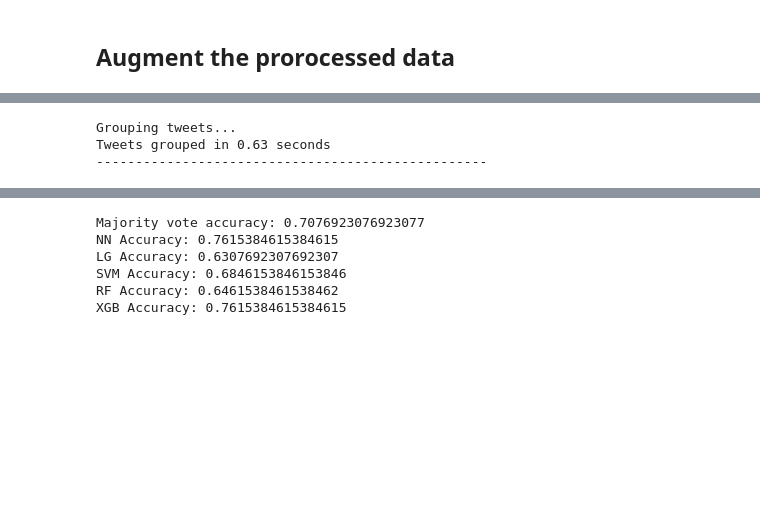
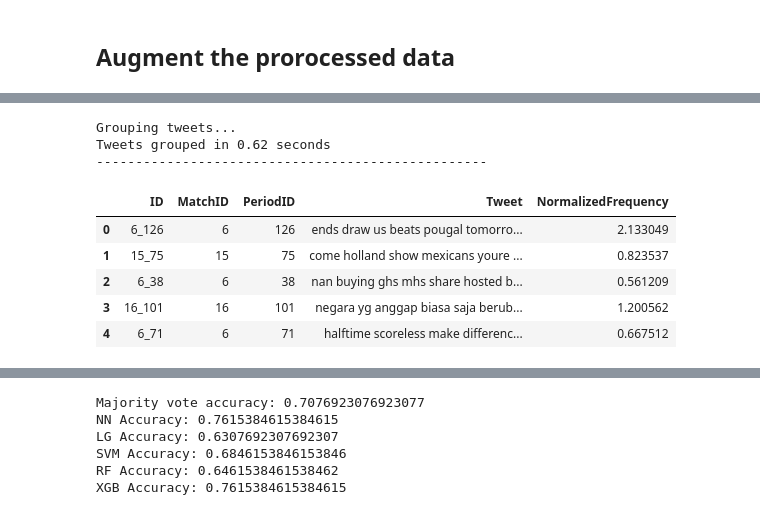
Before and after one commit to Arteam08/kaggle-Lee-Martin-Axel-, a Jupyter notebook: notebooks/Notebooks_martin/TFIDF_copy.ipynb, the cells around one changed output, grey strips where cells are left out. Saved outputs shown, nothing was run; the diff lists cells and outputs as text; code cells hidden in the pictures; blank space fills up the shorter version.

```diff
--- a/notebooks/Notebooks_martin/TFIDF_copy.ipynb
+++ b/notebooks/Notebooks_martin/TFIDF_copy.ipynb
@@ -413,25 +464,33 @@ print(df_train_plus["NormalizedFrequency"].mean())
 # %%
 # Remove non-english tweets
 # df_train = df_train[df_train['Tweet'].apply(lambda x: detect(x) == 'en')]
 # df_eval = df_eval[df_eval['Tweet'].apply(lambda x: detect(x) == 'en')]
 # print(f'The shape of the training data after removing non-english tweets is: {df_train.shape}')
 
 Group_train = 10
 Group_eval = 10
 
 # Grouping
 print("Grouping tweets...")
 t = time()
 
-df_train_bis = concat_tweets(df_train, MAX_SUBGROUP=Group_train, event_type=True)
-df_eval_bis = concat_tweets(df_eval, MAX_SUBGROUP=Group_eval, event_type=False)
+df_train_bis = concat_tweets(df_train_plus, MAX_SUBGROUP=Group_train, event_type=True)
+df_eval_bis = concat_tweets(df_eval_plus, MAX_SUBGROUP=Group_eval, event_type=False)
 
 print(f"Tweets grouped in {time()-t:.2f} seconds")
 print("-"*50+"\n")
+
+df_eval_bis.head()
 # %% [output]
 Grouping tweets...
-Tweets grouped in 0.63 seconds
+Tweets grouped in 0.62 seconds
 --------------------------------------------------
+|  | ID | MatchID | PeriodID | Tweet | NormalizedFrequency |
+| 0 | 6_126 | 6 | 126 | ends draw us beats pougal tomorro... | 2.133049 |
+| 1 | 15_75 | 15 | 75 | come holland show mexicans youre ... | 0.823537 |
+| 2 | 6_38 | 6 | 38 | nan buying ghs mhs share hosted b... | 0.561209 |
+| 3 | 16_101 | 16 | 101 | negara yg anggap biasa saja berub... | 1.200562 |
+| 4 | 6_71 | 6 | 71 | halftime scoreless make differenc... | 0.667512 |
 # %%
 match3 = df_train_bis[df_train_bis['MatchID'] == 3]
 matchelse = df_train_bis[df_train_bis['MatchID'] != 3]
```
Also changed, not shown: parts of 9 cells of this notebook, 1 other file.
